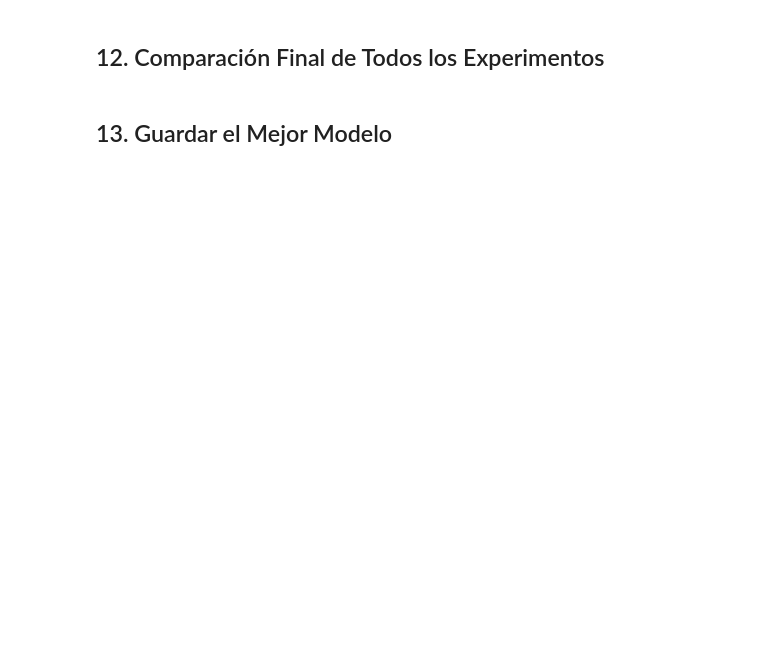
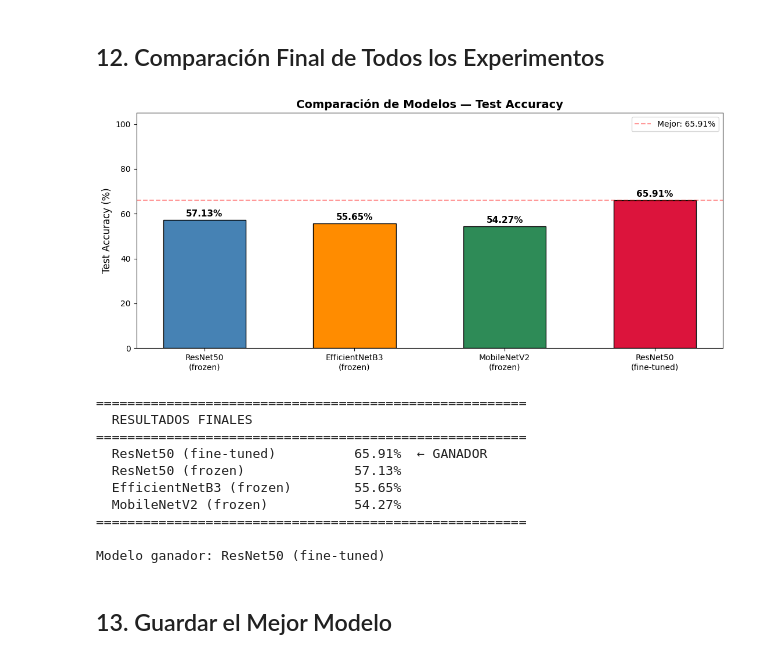
Before and after one commit to marlon-alvarez/clasificador_edificios, a Jupyter notebook: model/train_model.ipynb, the cells around one changed output. Saved outputs shown, nothing was run; the diff lists cells and outputs as text; code cells hidden in the pictures; blank space fills up the shorter version.

```diff
--- a/model/train_model.ipynb
+++ b/model/train_model.ipynb
@@ -614,7 +752,7 @@ print(f"MobileNetV2 (frozen) — Test accuracy: {acc_mobilenet*100:.2f}%")
 # %%
 baseline_results = {
     "ResNet50":      (acc_resnet,    model_resnet),
-    "EfficientNetB0":(acc_effnet,    model_effnet),
+    "EfficientNetB3":(acc_effnet,    model_effnet),
     "MobileNetV2":   (acc_mobilenet, model_mobilenet),
 }
 
@@ -635,8 +784,8 @@ print(f"  → Procedemos con fine-tuning de {best_backbone}")
 # %% [markdown]
 ## 11. Experimento 4 — Fine-tuning del Mejor Modelo
 # %%
-# Descongelamos las últimas 80 capas del backbone
-N_UNFREEZE = 80
+# Descongelamos las últimas 100 capas del backbone
+N_UNFREEZE = 100
 
 model_ft, hist_ft, acc_ft, rid_ft = run_experiment(
     run_name     = f"{best_backbone}_finetuned",
@@ -652,13 +842,13 @@ print(f"{best_backbone} (fine-tuned) — Test accuracy: {acc_ft*100:.2f}%")
 # %%
 all_results = {
     "ResNet50\n(frozen)":           acc_resnet,
-    "EfficientNetB0\n(frozen)":     acc_effnet,
+    "EfficientNetB3\n(frozen)":     acc_effnet,
     "MobileNetV2\n(frozen)":        acc_mobilenet,
     f"{best_backbone}\n(fine-tuned)": acc_ft,
 }
 all_models = {
     "ResNet50\n(frozen)":           model_resnet,
-    "EfficientNetB0\n(frozen)":     model_effnet,
+    "EfficientNetB3\n(frozen)":     model_effnet,
     "MobileNetV2\n(frozen)":        model_mobilenet,
     f"{best_backbone}\n(fine-tuned)": model_ft,
 }
@@ -673,33 +863,45 @@ ax.set_ylim(0, 105)
 ax.set_ylabel("Test Accuracy (%)", fontsize=12)
 ax.set_title("Comparación de Modelos — Test Accuracy", fontsize=14, fontweight='bold')
 ax.axhline(y=max(accs), color='red', linestyle='--', alpha=0.4, label=f'Mejor: {max(accs):.2f}%')
 ax.legend()
 for bar, acc in zip(bars, accs):
     ax.text(bar.get_x() + bar.get_width()/2, bar.get_height() + 0.8,
             f"{acc:.2f}%", ha='center', va='bottom', fontweight='bold', fontsize=11)
 plt.tight_layout()
 comparison_path = "/tmp/model_comparison.png"
 plt.savefig(comparison_path, dpi=150, bbox_inches='tight')
 plt.show()
 
 # Log del gráfico de comparación en MLflow
 with mlflow.start_run(run_name="summary_comparison"):
     for name, acc in zip(names, accs):
         mlflow.log_metric(name.replace("\n", "_").replace(" ", "_").replace("(", "").replace(")", ""),
                           acc / 100)
     mlflow.log_artifact(comparison_path, "plots")
 
 print("\n" + "="*55)
 print("  RESULTADOS FINALES")
 print("="*55)
 for name, acc in sorted(zip(names, accs), key=lambda x: -x[1]):
     marker = "  ← GANADOR" if acc == max(accs) else ""
     print(f"  {name.replace(chr(10), ' '):<30} {acc:5.2f}%{marker}")
 print("="*55)
 
 winner_name = names[np.argmax(accs)]
 winner_model = all_models[winner_name]
 print(f"\nModelo ganador: {winner_name.replace(chr(10), ' ')}")
+# %% [output]
+[figure, added]
+=======================================================
+  RESULTADOS FINALES
+=======================================================
+  ResNet50 (fine-tuned)          65.91%  ← GANADOR
+  ResNet50 (frozen)              57.13%
+  EfficientNetB3 (frozen)        55.65%
+  MobileNetV2 (frozen)           54.27%
+=======================================================
+
+Modelo ganador: ResNet50 (fine-tuned)
 # %% [markdown]
 ## 13. Guardar el Mejor Modelo
 # %%
```
Also changed, not shown: parts of 15 cells of this notebook, 1 other file.
